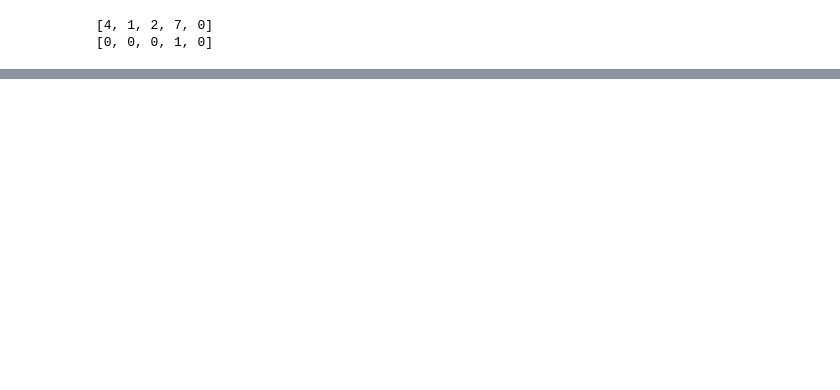
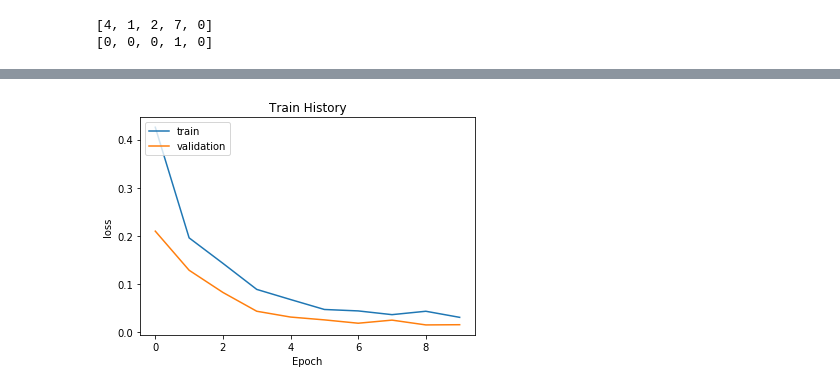
Before and after one commit to Aidan79225/NCTS-Hackathon, a Jupyter notebook: NCTS-Hackathon-CNN.ipynb, the cells around one changed output, grey strips where cells are left out. Saved outputs shown, nothing was run; the diff lists cells and outputs as text; code cells hidden in the pictures; blank space fills up the shorter version.

```diff
--- a/NCTS-Hackathon-CNN.ipynb
+++ b/NCTS-Hackathon-CNN.ipynb
@@ -36,0 +139,4 @@ y[:8]
+# %%
+show_train_history(train_history,'loss', 'val_loss')
+# %% [output]
+[figure, added]
```
Also changed, not shown: parts of 28 cells of this notebook.
